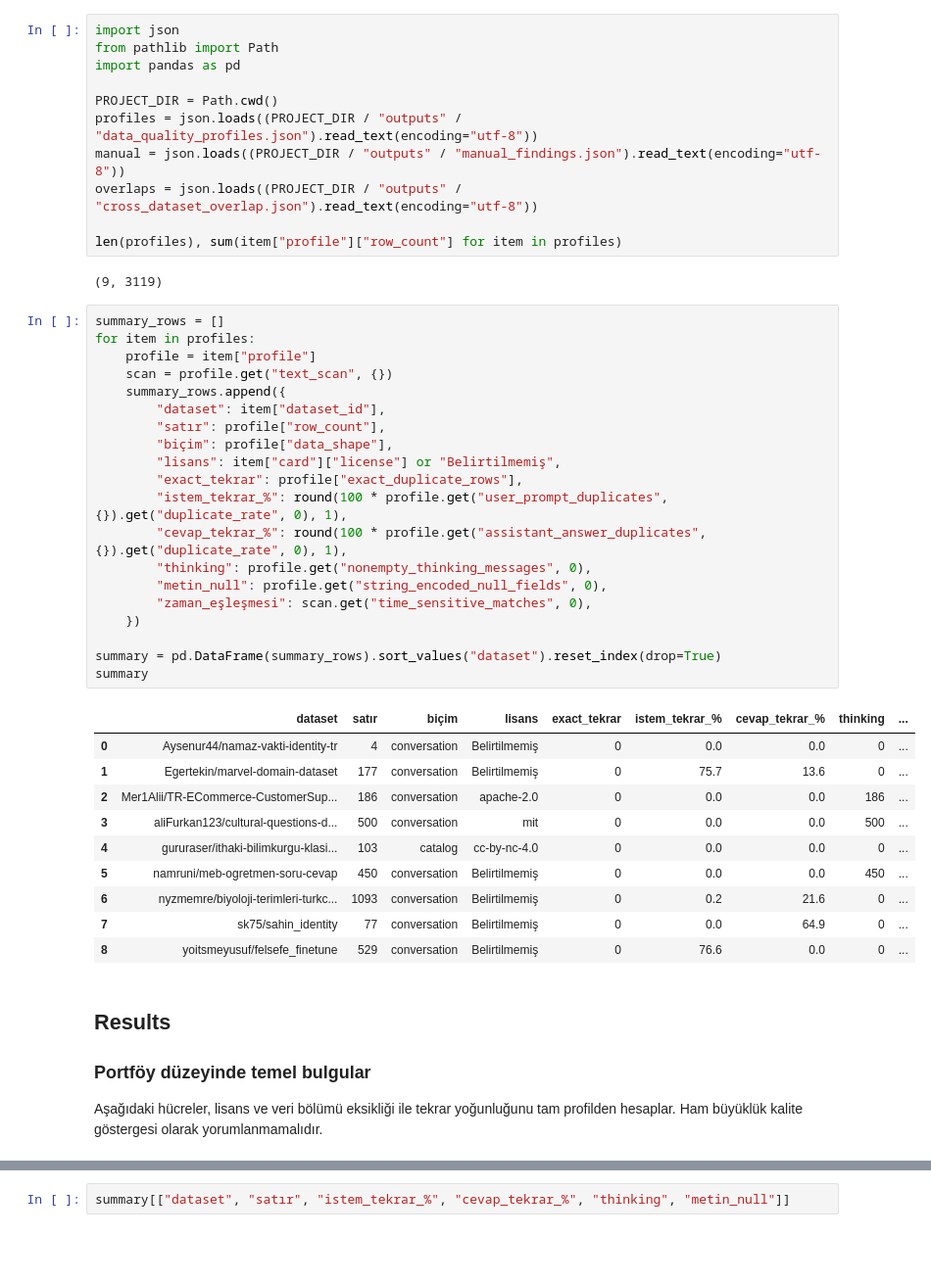
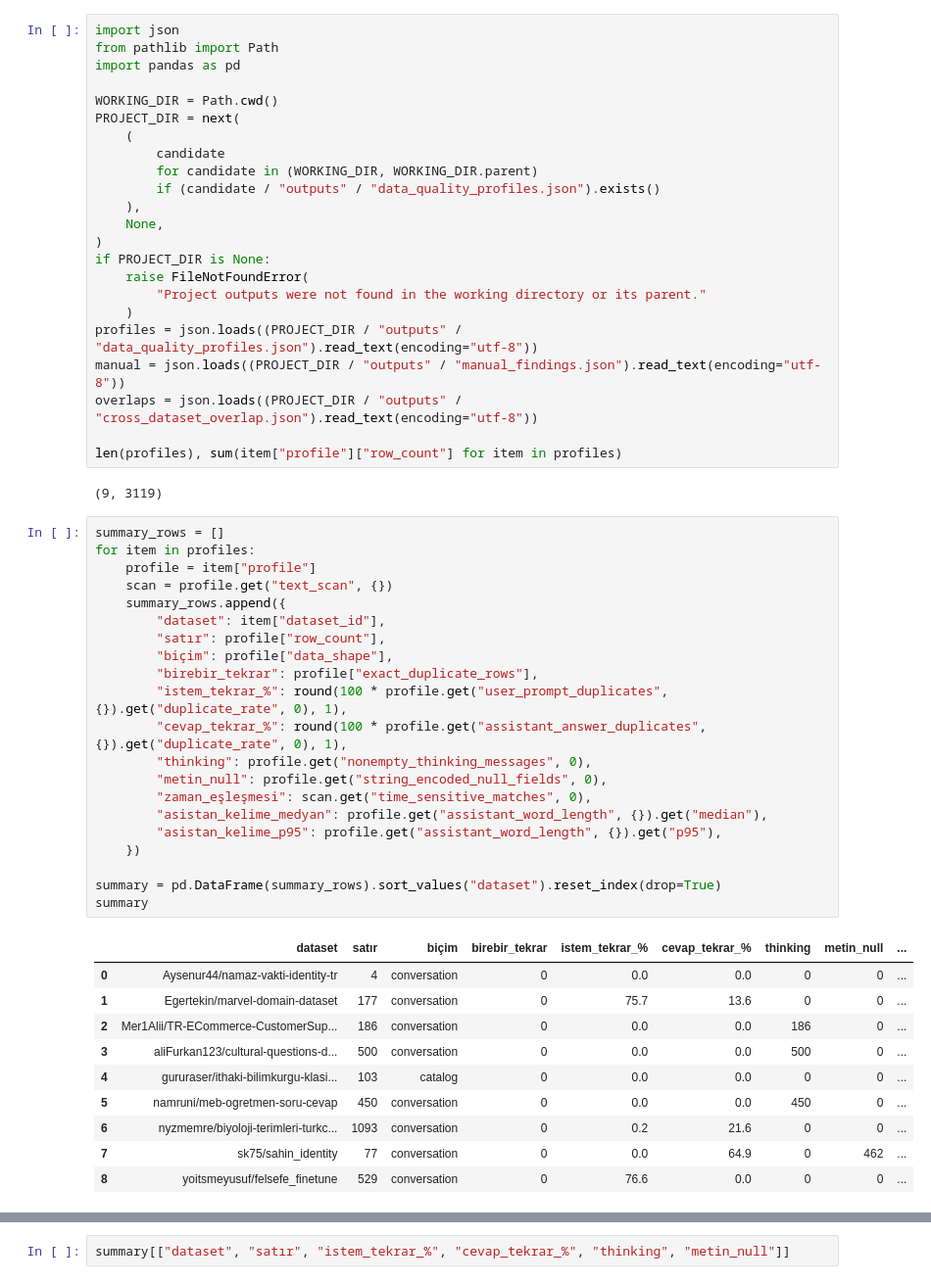
Before and after one commit to BilalAbic/huggingface-dataset-analizi, a Jupyter notebook: notebook/huggingface_dataset_quality_analysis.ipynb, the cells around one changed output, grey strips where cells are left out. Shown at 98% size. Drawn from its saved outputs; the diff is of its cells as text; blank space fills up the shorter version.

```diff
--- a/notebook/huggingface_dataset_quality_analysis.ipynb
+++ b/notebook/huggingface_dataset_quality_analysis.ipynb
@@ -25,7 +25,19 @@ import json
 from pathlib import Path
 import pandas as pd
 
-PROJECT_DIR = Path.cwd()
+WORKING_DIR = Path.cwd()
+PROJECT_DIR = next(
+    (
+        candidate
+        for candidate in (WORKING_DIR, WORKING_DIR.parent)
+        if (candidate / "outputs" / "data_quality_profiles.json").exists()
+    ),
+    None,
+)
+if PROJECT_DIR is None:
+    raise FileNotFoundError(
+        "Project outputs were not found in the working directory or its parent."
+    )
 profiles = json.loads((PROJECT_DIR / "outputs" / "data_quality_profiles.json").read_text(encoding="utf-8"))
 manual = json.loads((PROJECT_DIR / "outputs" / "manual_findings.json").read_text(encoding="utf-8"))
 overlaps = json.loads((PROJECT_DIR / "outputs" / "cross_dataset_overlap.json").read_text(encoding="utf-8"))
@@ -36,37 +48,32 @@ len(profiles), sum(item["profile"]["row_count"] for item in profiles)
 # %%
 summary_rows = []
 for item in profiles:
     profile = item["profile"]
     scan = profile.get("text_scan", {})
     summary_rows.append({
         "dataset": item["dataset_id"],
         "satır": profile["row_count"],
         "biçim": profile["data_shape"],
-        "lisans": item["card"]["license"] or "Belirtilmemiş",
-        "exact_tekrar": profile["exact_duplicate_rows"],
+        "birebir_tekrar": profile["exact_duplicate_rows"],
         "istem_tekrar_%": round(100 * profile.get("user_prompt_duplicates", {}).get("duplicate_rate", 0), 1),
         "cevap_tekrar_%": round(100 * profile.get("assistant_answer_duplicates", {}).get("duplicate_rate", 0), 1),
         "thinking": profile.get("nonempty_thinking_messages", 0),
         "metin_null": profile.get("string_encoded_null_fields", 0),
         "zaman_eşleşmesi": scan.get("time_sensitive_matches", 0),
+        "asistan_kelime_medyan": profile.get("assistant_word_length", {}).get("median"),
+        "asistan_kelime_p95": profile.get("assistant_word_length", {}).get("p95"),
     })
 
 summary = pd.DataFrame(summary_rows).sort_values("dataset").reset_index(drop=True)
 summary
 # %% [output]
-|  | dataset | satır | biçim | lisans | exact_tekrar | istem_tekrar_% | cevap_tekrar_% | thinking | ... |
-| 0 | Aysenur44/namaz-vakti-identity-tr | 4 | conversation | Belirtilmemiş | 0 | 0.0 | 0.0 | 0 | ... |
-| 1 | Egertekin/marvel-domain-dataset | 177 | conversation | Belirtilmemiş | 0 | 75.7 | 13.6 | 0 | ... |
-| 2 | Mer1Alii/TR-ECommerce-CustomerSup... | 186 | conversation | apache-2.0 | 0 | 0.0 | 0.0 | 186 | ... |
-| 3 | aliFurkan123/cultural-questions-d... | 500 | conversation | mit | 0 | 0.0 | 0.0 | 500 | ... |
-| 4 | gururaser/ithaki-bilimkurgu-klasi... | 103 | catalog | cc-by-nc-4.0 | 0 | 0.0 | 0.0 | 0 | ... |
-| 5 | namruni/meb-ogretmen-soru-cevap | 450 | conversation | Belirtilmemiş | 0 | 0.0 | 0.0 | 450 | ... |
-| 6 | nyzmemre/biyoloji-terimleri-turkc... | 1093 | conversation | Belirtilmemiş | 0 | 0.2 | 21.6 | 0 | ... |
-| 7 | sk75/sahin_identity | 77 | conversation | Belirtilmemiş | 0 | 0.0 | 64.9 | 0 | ... |
-| 8 | yoitsmeyusuf/felsefe_finetune | 529 | conversation | Belirtilmemiş | 0 | 76.6 | 0.0 | 0 | ... |
+|  | dataset | satır | biçim | birebir_tekrar | istem_tekrar_% | cevap_tekrar_% | thinking | metin_null | ... |
+| 0 | Aysenur44/namaz-vakti-identity-tr | 4 | conversation | 0 | 0.0 | 0.0 | 0 | 0 | ... |
+| 1 | Egertekin/marvel-domain-dataset | 177 | conversation | 0 | 75.7 | 13.6 | 0 | 0 | ... |
+| 2 | Mer1Alii/TR-ECommerce-CustomerSup... | 186 | conversation | 0 | 0.0 | 0.0 | 186 | 0 | ... |
+| 3 | aliFurkan123/cultural-questions-d... | 500 | conversation | 0 | 0.0 | 0.0 | 500 | 0 | ... |
+| 4 | gururaser/ithaki-bilimkurgu-klasi... | 103 | catalog | 0 | 0.0 | 0.0 | 0 | 0 | ... |
+| 5 | namruni/meb-ogretmen-soru-cevap | 450 | conversation | 0 | 0.0 | 0.0 | 450 | 0 | ... |
+| 6 | nyzmemre/biyoloji-terimleri-turkc... | 1093 | conversation | 0 | 0.2 | 21.6 | 0 | 0 | ... |
+| 7 | sk75/sahin_identity | 77 | conversation | 0 | 0.0 | 64.9 | 0 | 462 | ... |
+| 8 | yoitsmeyusuf/felsefe_finetune | 529 | conversation | 0 | 76.6 | 0.0 | 0 | 0 | ... |
-# %% [markdown]
-## Results
-
-### Portföy düzeyinde temel bulgular
-
-Aşağıdaki hücreler, lisans ve veri bölümü eksikliği ile tekrar yoğunluğunu tam profilden hesaplar. Ham büyüklük kalite göstergesi olarak yorumlanmamalıdır.
```
Also changed, not shown: parts of 14 cells of this notebook, 26 other files.
